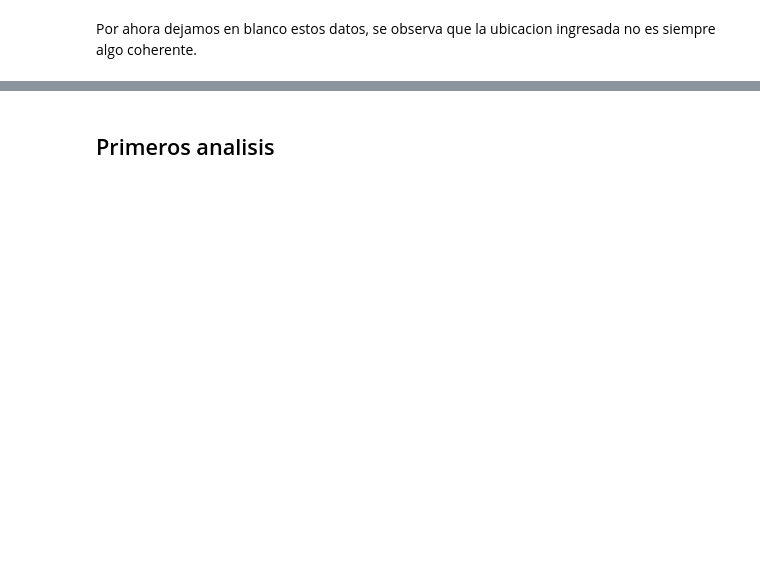
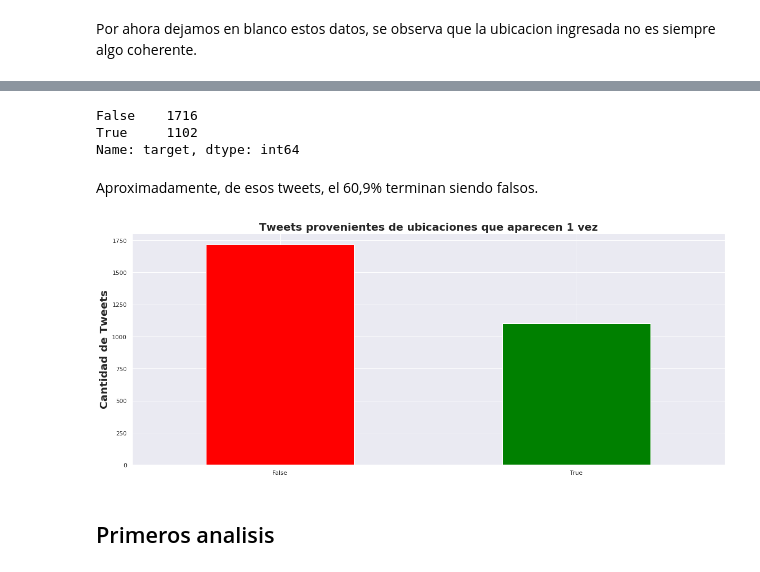
Before and after one commit to alepenaa94/TP1_Real_or_Not, a Jupyter notebook: TP1_Real_or_Not.ipynb, the cells around one changed output, grey strips where cells are left out. Saved outputs shown, nothing was run; the diff lists cells and outputs as text; code cells hidden in the pictures; blank space fills up the shorter version.

Commit message:
Primer mirada a columna location

```diff
--- a/TP1_Real_or_Not.ipynb
+++ b/TP1_Real_or_Not.ipynb
@@ -130,0 +201,4 @@ Por ahora dejamos en blanco estos datos, se observa que la ubicacion ingresada n
+# %%
+# Agrupo y filtro para quedarme con los q tienen 1 tweet
+tweets_one_location = train_df.groupby("location").filter(lambda x: len(x) == 1)
+tweets_one_location.head()
@@ -131,3 +212,21 @@ Por ahora dejamos en blanco estos datos, se observa que la ubicacion ingresada n
+# %%
+# De los tweets con ubicaciones que sólo aparecen una vez,
+#¿Cuántos corresponden a tweets verdaderos y cuántos a falsos?
+tweets_one_location['target'].value_counts()
+# %% [output]
+False    1716
+True     1102
+Name: target, dtype: int64
+# %% [markdown]
+Aproximadamente, de esos tweets, el 60,9% terminan siendo falsos.
+# %%
+# Gráfico para ver cuántos de esos tweets son Falsos/ Verdaderos
+tweets_one_location['target'].value_counts().plot.bar(figsize=(20,8), color=('red','green'));
+plt.xticks(rotation=0)
+plt.title('Tweets provenientes de ubicaciones que aparecen 1 vez', fontsize=20,weight='bold')
+plt.ylabel('Cantidad de Tweets', fontsize=20,weight='bold');
+# %% [output]
+[figure, added]
 # %% [markdown]
 ## Primeros analisis
 # %%
```
Also changed, not shown: parts of 26 cells of this notebook.
